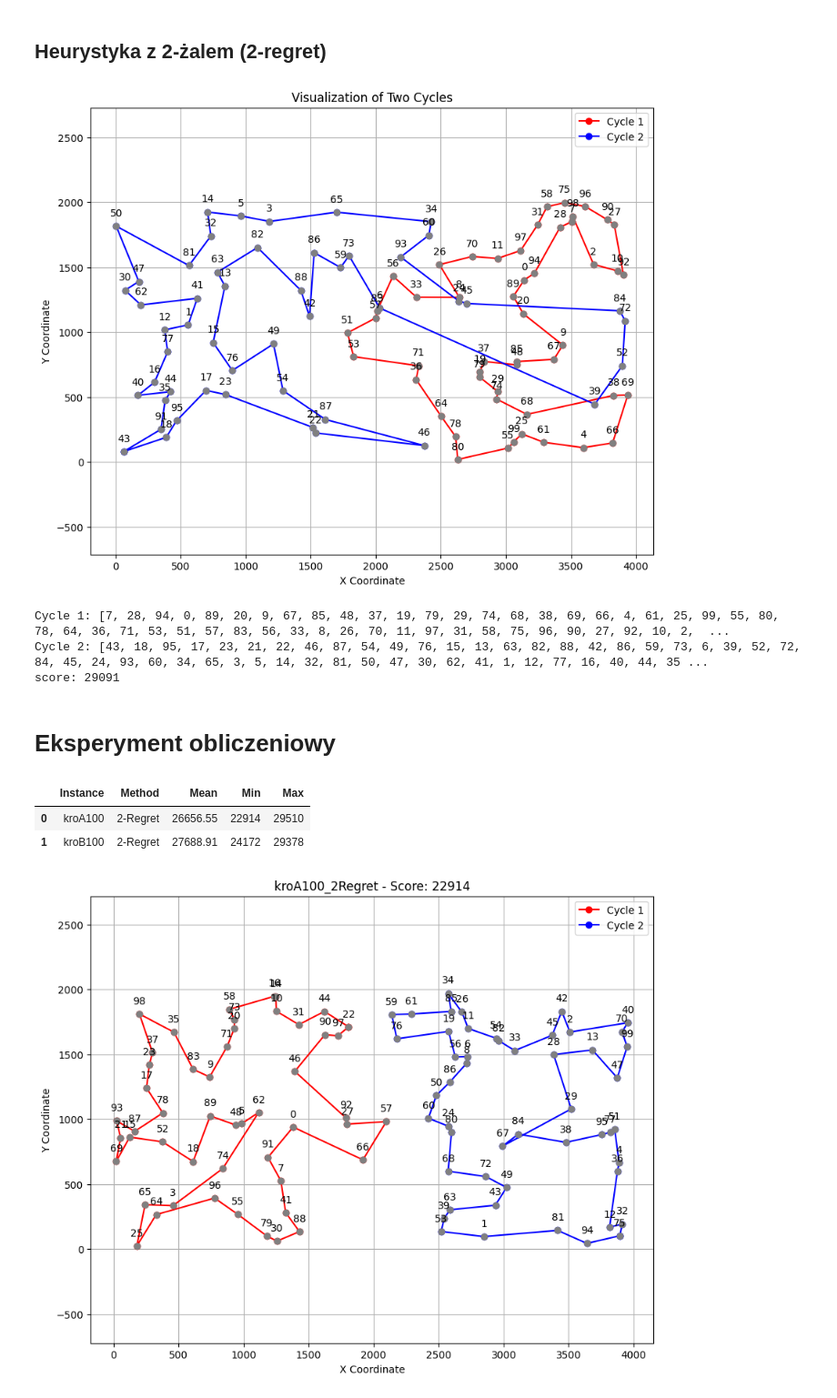
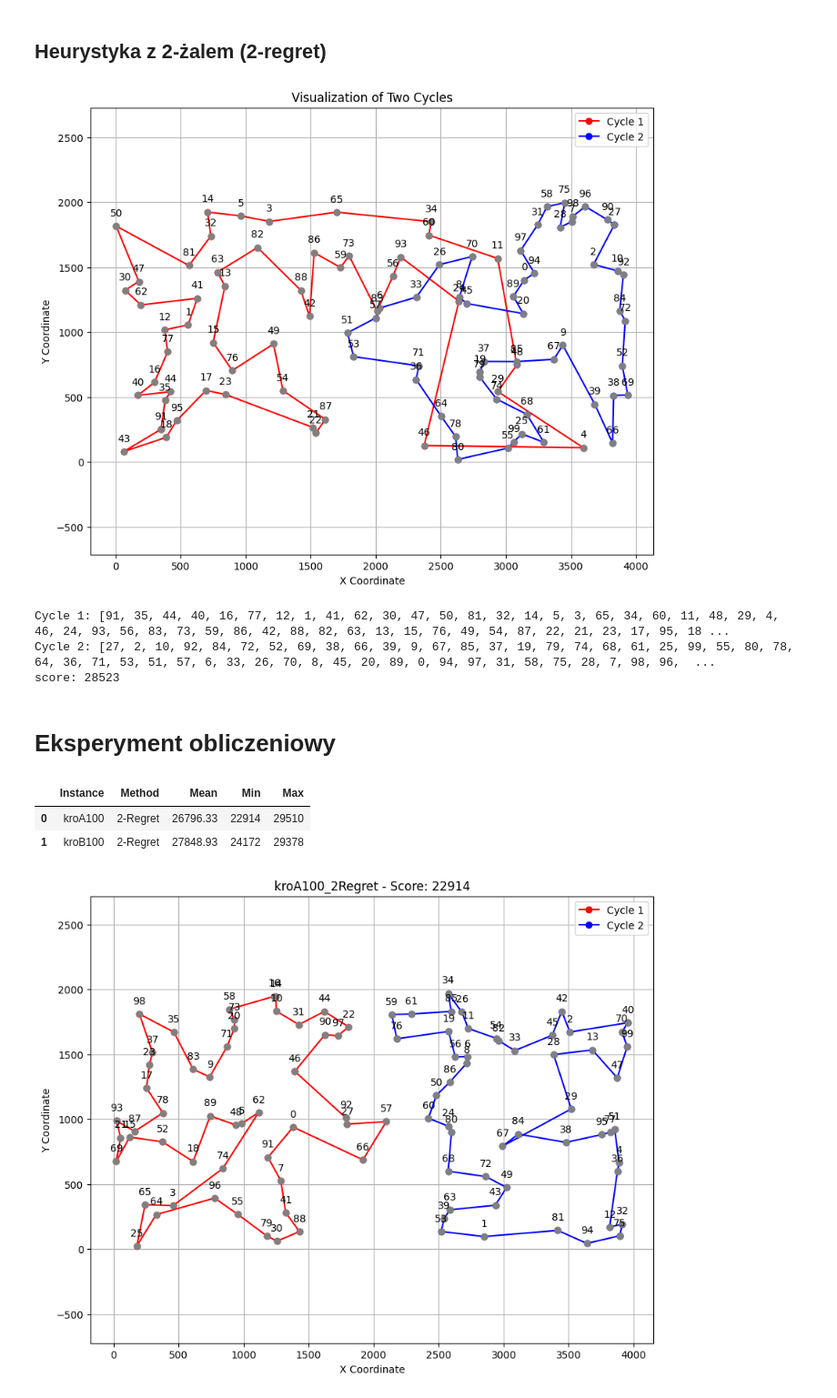
Before and after one commit to Evarios/IMO, a Jupyter notebook: zad6/zad6.ipynb, the cells around one changed output. Shown at 91% size. Drawn from its saved outputs; the diff is of its cells as text; code cells hidden in the pictures.

```diff
--- a/zad6/zad6.ipynb
+++ b/zad6/zad6.ipynb
@@ -86,61 +86,70 @@ def insert_with_2_regret(cycle, visited, distance_matrix):
         if vertex not in visited:
             insertion_costs = []
 
-            for position in range(1, len(cycle)):
-                new_cycle = cycle[:position] + [vertex] + cycle[position:]
-                cost_increase = calculate_cycle_length(new_cycle, distance_matrix) - calculate_cycle_length(cycle, distance_matrix)
+            # Only calculate the increase in distance for affected edges (not entire cycle)
+            for position in range(len(cycle) - 1):
+                # Cost of inserting between cycle[position] and cycle[position + 1]
+                cost_increase = (distance_matrix[cycle[position]][vertex] +
+                                 distance_matrix[vertex][cycle[position + 1]] -
+                                 distance_matrix[cycle[position]][cycle[position + 1]])
                 insertion_costs.append((cost_increase, position))
 
+            # Sort the insertion costs to calculate regret
             if len(insertion_costs) >= 2:
                 insertion_costs.sort()
-                #print(insertion_costs)
                 min_cost_1 = insertion_costs[0][0]
                 min_cost_2 = insertion_costs[1][0]
+
+                # Calculate regret as the difference between the two smallest insertion costs
                 regret = min_cost_2 - min_cost_1
-                weight = regret - 0.37*min_cost_1
+                weight = regret - 0.37 * min_cost_1
 
+                # Append the insertion with the weight for regret comparison
                 insertions.append((weight, vertex, insertion_costs[0][1]))
 
+    # Sort by highest regret (descending)
     insertions.sort(reverse=True)
-    # print(insertions)
 
     if insertions:
+        # Select the insertion with the highest regret
         highest_regret = insertions[0]
         best_vertex = highest_regret[1]
         best_position = highest_regret[2]
-        cycle.insert(best_position, best_vertex)
+
+        # Insert the best vertex in the best position
+        cycle.insert(best_position + 1, best_vertex)
         visited.add(best_vertex)
 
     return cycle
 
 def expand_cycles_with_2_regret(coords, distance_matrix):
     cycle1, cycle2, visited = initialize_two_greedy_cycles(distance_matrix)
     total_vertices = len(coords)
 
     while len(visited) < total_vertices:
         if len(visited) < total_vertices:
             cycle1 = insert_with_2_regret(cycle1, visited, distance_matrix)
         if len(visited) < total_vertices:
             cycle2 = insert_with_2_regret(cycle2, visited, distance_matrix)
 
     return cycle1, cycle2, calculate_cycle_length(cycle1, distance_matrix), calculate_cycle_length(cycle2, distance_matrix)
 
 filename_kroA100 = 'kroA100.tsp'
 filename_kroB100 = 'kroB100.tsp'
 coords_A = load_data(filename_kroA100)
 coords_B = load_data(filename_kroB100)
 distance_matrix_A = calculate_distance_matrix(coords_A)
 distance_matrix_B = calculate_distance_matrix(coords_B)
 cycle1, cycle2, length1, length2 = expand_cycles_with_2_regret(coords_B, distance_matrix_B)
 plot_cycles(coords_B, cycle1, cycle2)
 print("Cycle 1:", cycle1, "Length:", length1)
 print("Cycle 2:", cycle2 , "Length:", length2)
 print("score:", length1 + length2)
 # %% [output]
-[figure, old version]
+[figure, new version]
-Cycle 1: [7, 28, 94, 0, 89, 20, 9, 67, 85, 48, 37, 19, 79, 29, 74, 68, 38, 69, 66, 4, 61, 25, 99, 55, 80, 78, 64, 36, 71, 53, 51, 57, 83, 56, 33, 8, 26, 70, 11, 97, 31, 58, 75, 96, 90, 27, 92, 10, 2,  ...
-Cycle 2: [43, 18, 95, 17, 23, 21, 22, 46, 87, 54, 49, 76, 15, 13, 63, 82, 88, 42, 86, 59, 73, 6, 39, 52, 72, 84, 45, 24, 93, 60, 34, 65, 3, 5, 14, 32, 81, 50, 47, 30, 62, 41, 1, 12, 77, 16, 40, 44, 35 ...
-score: 29091
+Cycle 1: [91, 35, 44, 40, 16, 77, 12, 1, 41, 62, 30, 47, 50, 81, 32, 14, 5, 3, 65, 34, 60, 11, 48, 29, 4, 46, 24, 93, 56, 83, 73, 59, 86, 42, 88, 82, 63, 13, 15, 76, 49, 54, 87, 22, 21, 23, 17, 95, 18 ...
+Cycle 2: [27, 2, 10, 92, 84, 72, 52, 69, 38, 66, 39, 9, 67, 85, 37, 19, 79, 74, 68, 61, 25, 99, 55, 80, 78, 64, 36, 71, 53, 51, 57, 6, 33, 26, 70, 8, 45, 20, 89, 0, 94, 97, 31, 58, 75, 28, 7, 98, 96,  ...
+score: 28523
 # %% [markdown]
 # Eksperyment obliczeniowy
 # %%
@@ -193,8 +202,8 @@ results_df = pd.DataFrame(results)
 results_df
 # %% [output]
 |  | Instance | Method | Mean | Min | Max |
-| 0 | kroA100 | 2-Regret | 26656.55 | 22914 | 29510 |
-| 1 | kroB100 | 2-Regret | 27688.91 | 24172 | 29378 |
+| 0 | kroA100 | 2-Regret | 26796.33 | 22914 | 29510 |
+| 1 | kroB100 | 2-Regret | 27848.93 | 24172 | 29378 |
 # %%
 # Plottting best cycles
 for instance, cycles in best_cycles.items():
```
Also changed, not shown: parts of 7 cells of this notebook, 8 other files.
